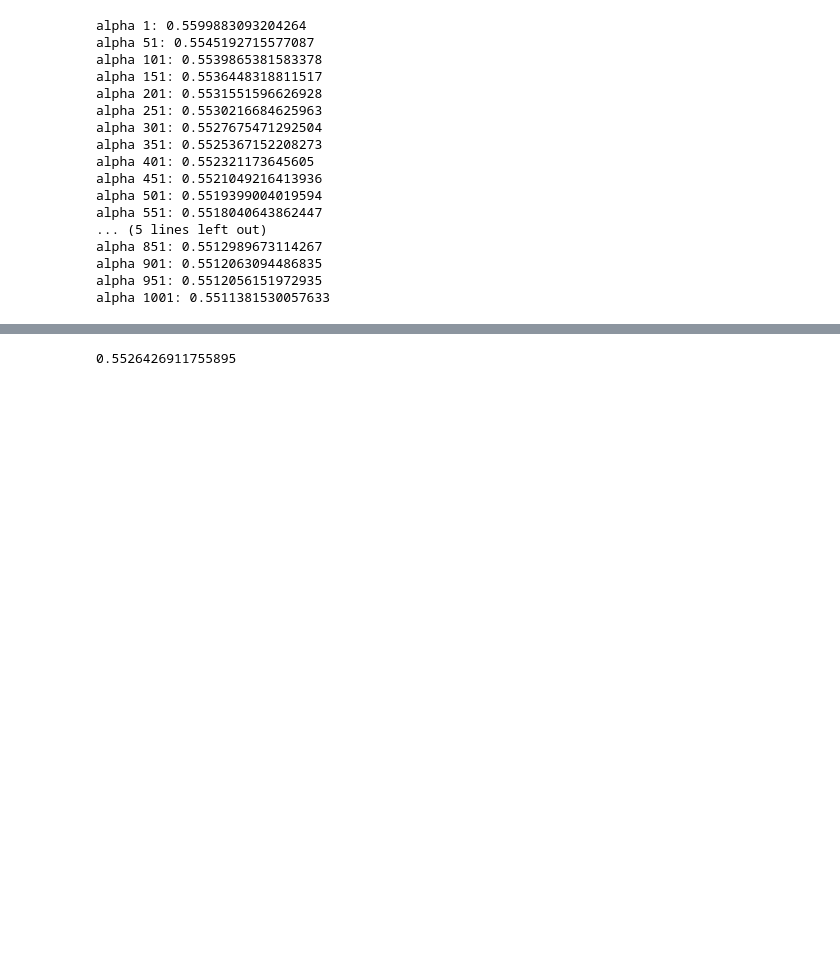
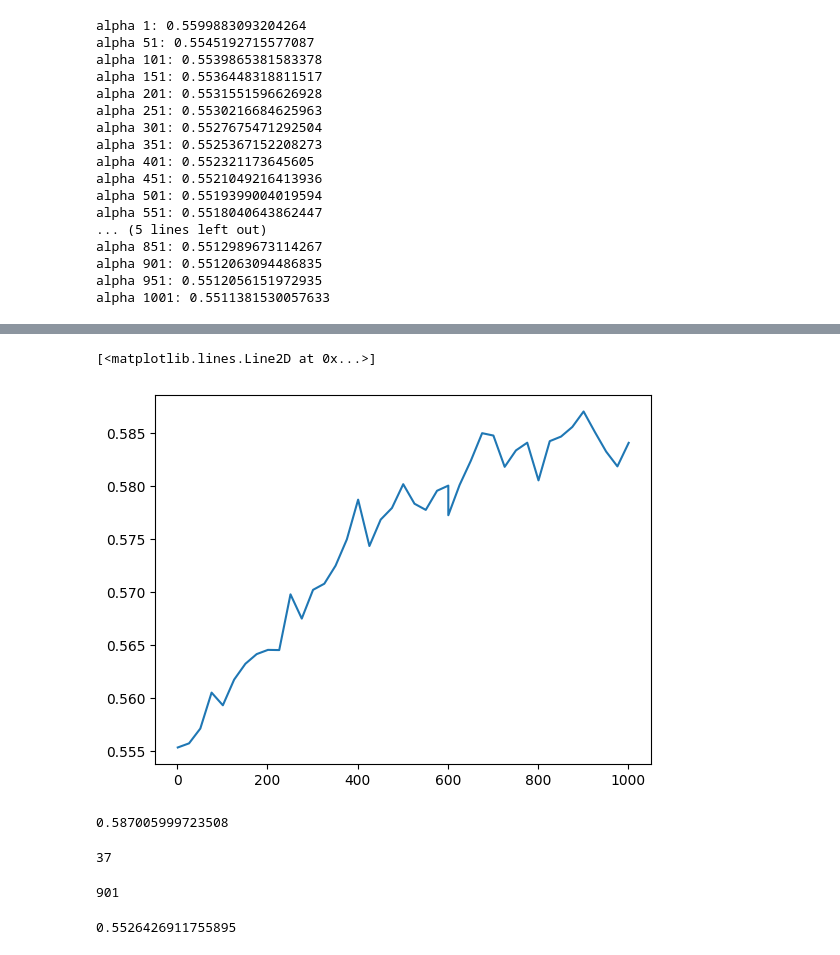
Before and after one commit to richanghmc/NLP_semi_eval_task7, a Jupyter notebook: humor_regression.ipynb, the cells around one changed output, grey strips where cells are left out. Saved outputs shown, nothing was run; the diff lists cells and outputs as text; code cells hidden in the pictures; blank space fills up the shorter version.

```diff
--- a/humor_regression.ipynb
+++ b/humor_regression.ipynb
@@ -349,3 +385,28 @@ alpha 1001: 0.5511381530057633
+# %%
+x2 = np.array(list(range(601, 1002, 25)))
+y2 = []
+for num in x2:
+    y2.append(get_rmse(components=num, alpha=3))
+y2 = np.array(y2)
+# %%
+x3 = np.concatenate((x1, x2))
+y3 = np.concatenate((y1, y2))
+plt.plot(x3,y3)
+# %% [output]
+[<matplotlib.lines.Line2D at 0x...>]
+[figure, added]
+# %%
+max(y3)
+# %% [output]
+0.587005999723508
+# %%
+np.where(y3 == max(y3))[0][0]
+# %% [output]
+37
+# %%
+x3[37]
+# %% [output]
+901
 # %%
 rmse = math.sqrt(mean_squared_error(y_true=lab_test, y_pred=predictions_test))
 rmse
```
Also changed, not shown: parts of 7 cells of this notebook.
